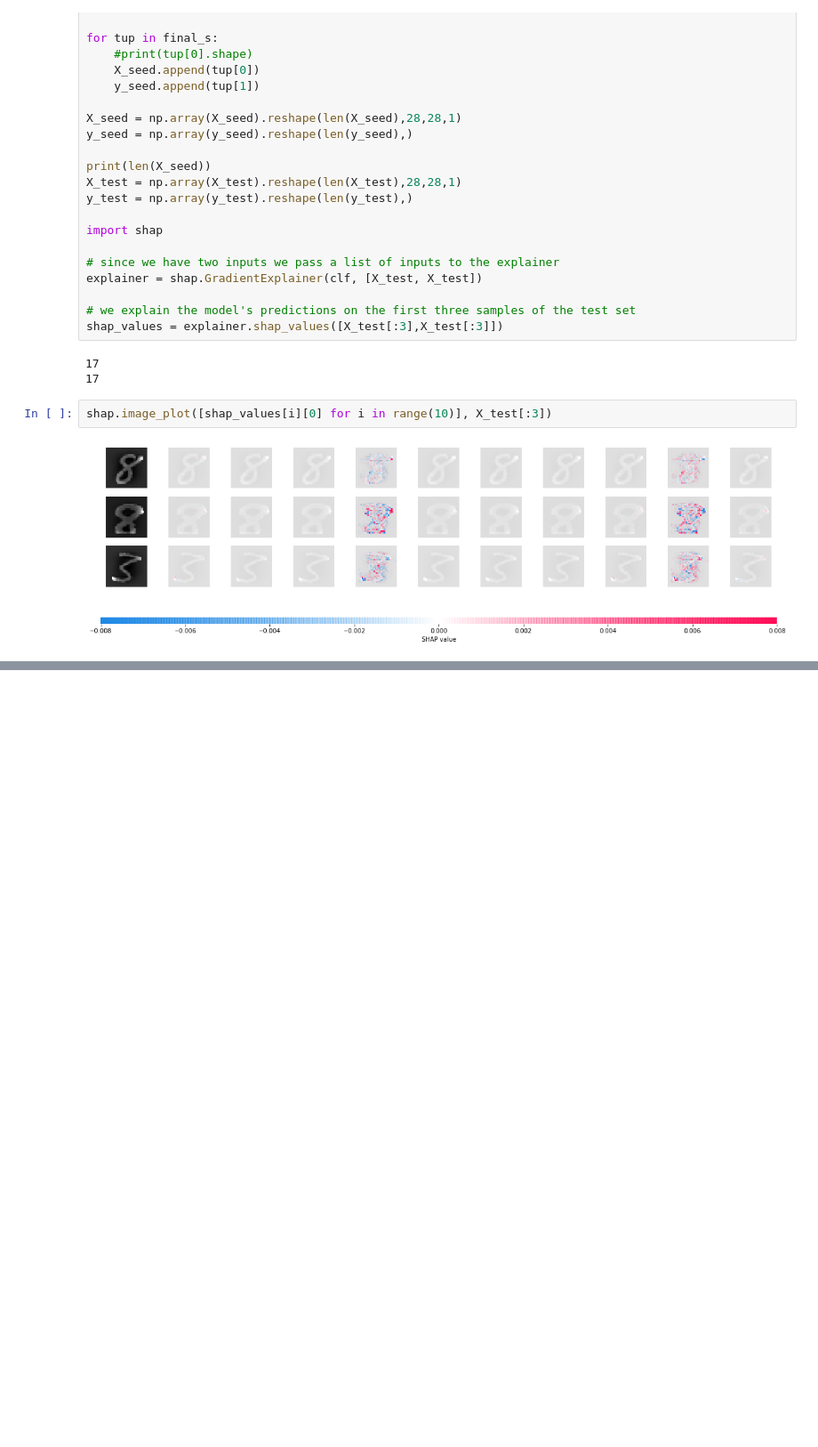
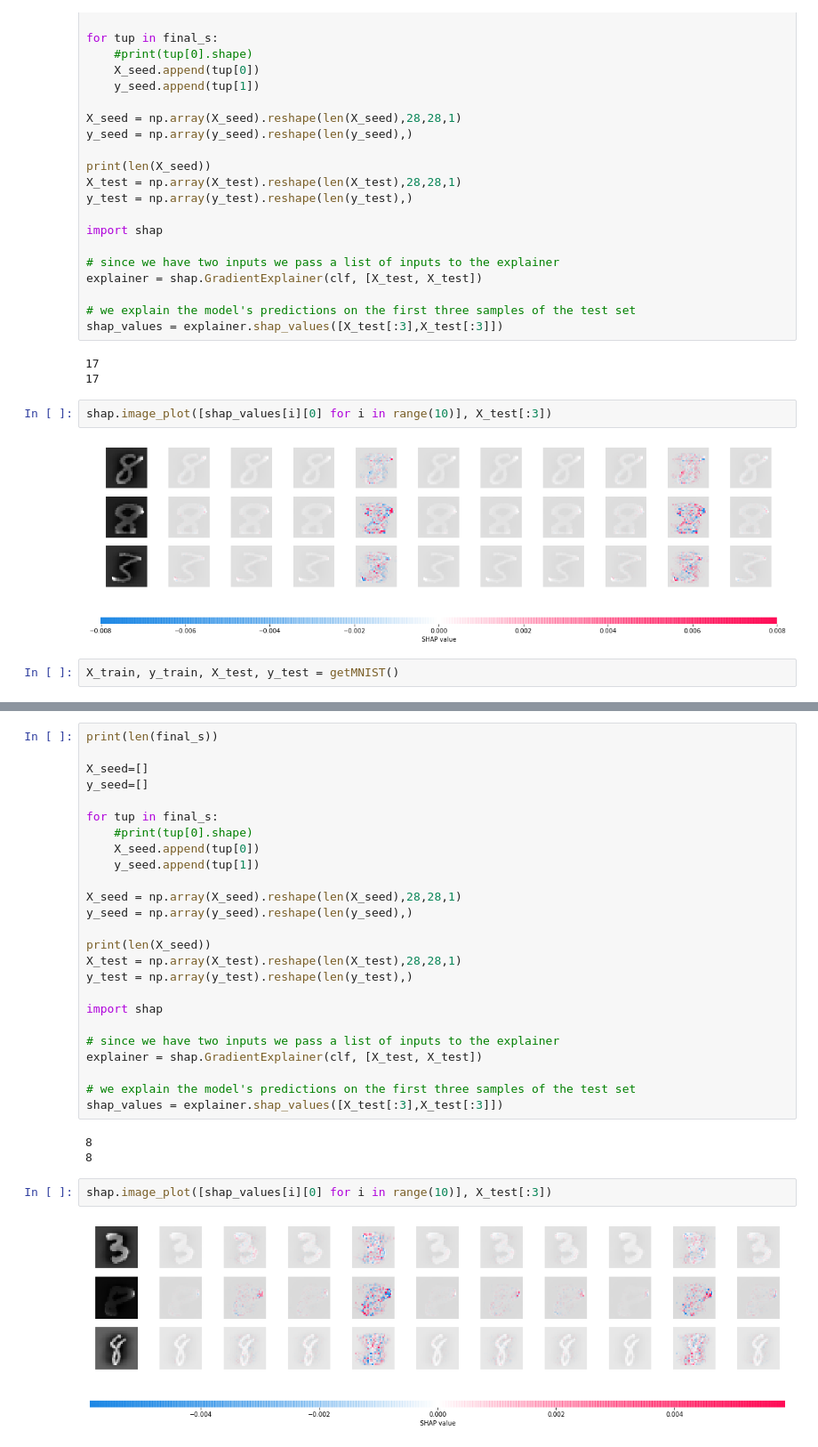
Before and after one commit to Ishani-Mondal/Explainable_Active_Learning, a Jupyter notebook: SHAP_RANDOM_VS_UNCERTAINITY.ipynb, the cells around one changed output, grey strips where cells are left out. Shown at 89% size. Saved outputs shown, nothing was run; the diff lists cells and outputs as text; blank space fills up the shorter version.

Commit message:
Stable Version of Shap vs baselines

```diff
--- a/SHAP_RANDOM_VS_UNCERTAINITY.ipynb
+++ b/SHAP_RANDOM_VS_UNCERTAINITY.ipynb
@@ -494,3 +494,5 @@ shap_values = explainer.shap_values([X_test[:3],X_test[:3]])
 shap.image_plot([shap_values[i][0] for i in range(10)], X_test[:3])
 # %% [output]
 [figure]
+# %%
+X_train, y_train, X_test, y_test = getMNIST()
@@ -496,0 +667,32 @@ shap.image_plot([shap_values[i][0] for i in range(10)], X_test[:3])
+# %%
+print(len(final_s))
+
+X_seed=[]
+y_seed=[]
+
+for tup in final_s:
+    #print(tup[0].shape)
+    X_seed.append(tup[0])
+    y_seed.append(tup[1])
+
+X_seed = np.array(X_seed).reshape(len(X_seed),28,28,1)
+y_seed = np.array(y_seed).reshape(len(y_seed),)
+
+print(len(X_seed))
+X_test = np.array(X_test).reshape(len(X_test),28,28,1)
+y_test = np.array(y_test).reshape(len(y_test),)
+
+import shap
+
+# since we have two inputs we pass a list of inputs to the explainer
+explainer = shap.GradientExplainer(clf, [X_test, X_test])
+
+# we explain the model's predictions on the first three samples of the test set
+shap_values = explainer.shap_values([X_test[:3],X_test[:3]])
+# %% [output]
+8
+8
+# %%
+shap.image_plot([shap_values[i][0] for i in range(10)], X_test[:3])
+# %% [output]
+[figure, added]
```
Also changed, not shown: parts of 4 cells of this notebook.
